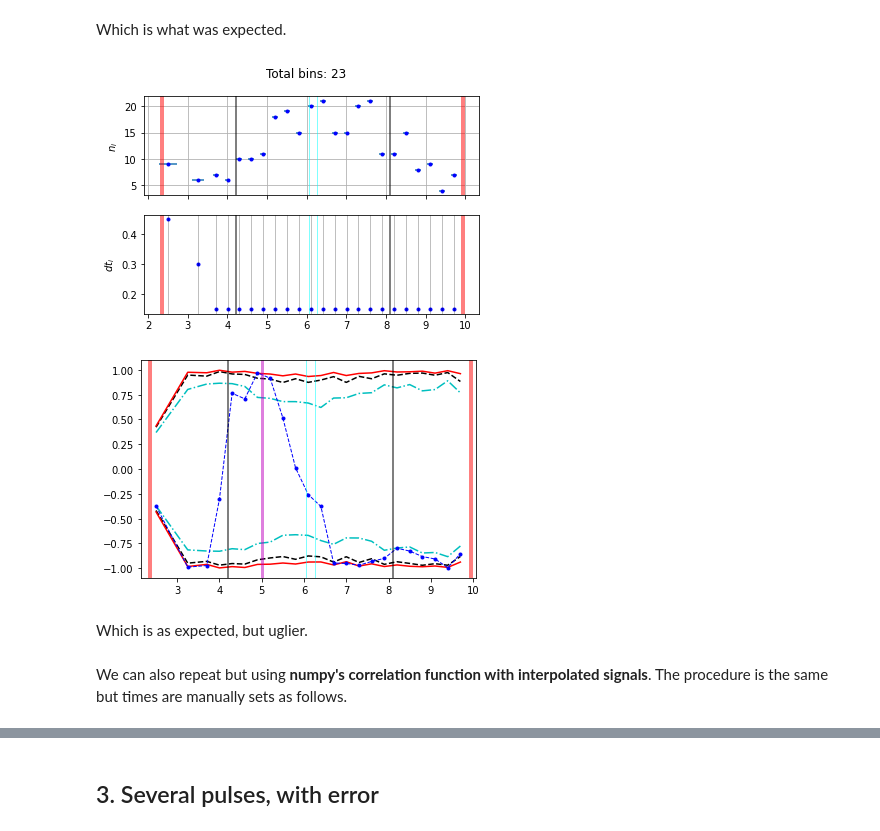
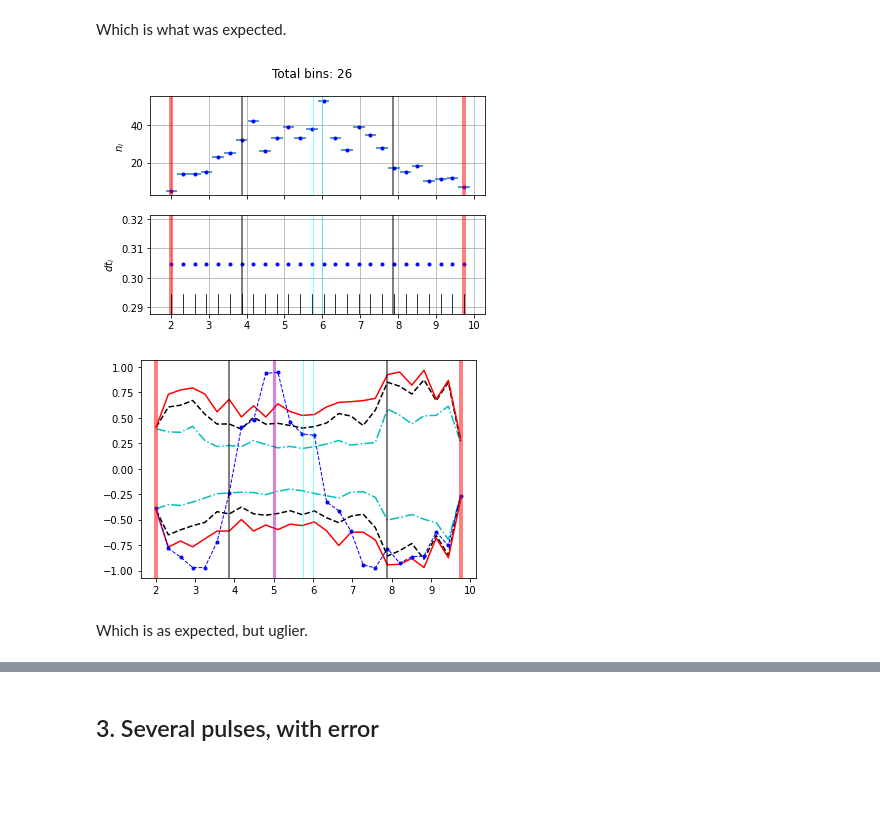
Before and after one commit to IAA-CSIC/MUTIS, a Jupyter notebook: docs/recipes/sin_tests.ipynb, the cells around one changed output, grey strips where cells are left out. Saved outputs shown, nothing was run; the diff lists cells and outputs as text; code cells hidden in the pictures; blank space fills up the shorter version.

```diff
--- a/docs/recipes/sin_tests.ipynb
+++ b/docs/recipes/sin_tests.ipynb
@@ -164,14 +148,14 @@ fig.show()
 # %% [markdown]
 Which is what was expected.
 # %%
-sig1_s = mutis.Signal(t1_s, s1_s, 'lc_gen_psd')
-sig2_s = mutis.Signal(t2_s, s2_s, 'lc_gen_psd')
-corr_s = mutis.Correlation(sig1_s,sig2_s,'welsh_ab')
+sig1_s = Signal(t1_s, s1_s, 'lc_gen_psd')
+sig2_s = Signal(t2_s, s2_s, 'lc_gen_psd')
+corr_s = Correlation(sig1_s,sig2_s,'welsh_ab')
 # %%
-corr_s.gen_times(dt0=0.3, ndtmax=2, nbinsmin=3)
+corr_s.gen_times(dtmin=0.3, dtmax=2, nbinsmin=3)
 corr_s.plot_times(rug=True)
 # %% [output]
-[figure, old version]
+[figure, new version]
 # %%
 corr_s.gen_synth(400)
 corr_s.gen_corr()
@@ -180,8 +164,6 @@ corr_s.plot_corr()
 vertlines(5,0,1,0)
 fig.show()
 # %% [output]
-[figure, old version]
+[figure, new version]
 # %% [markdown]
 Which is as expected, but uglier.
-# %% [markdown]
-We can also repeat but using **numpy's correlation function with interpolated signals**. The procedure is the same but times are manually sets as follows.
```
Also changed, not shown: parts of 30 cells of this notebook, 3 other files.
